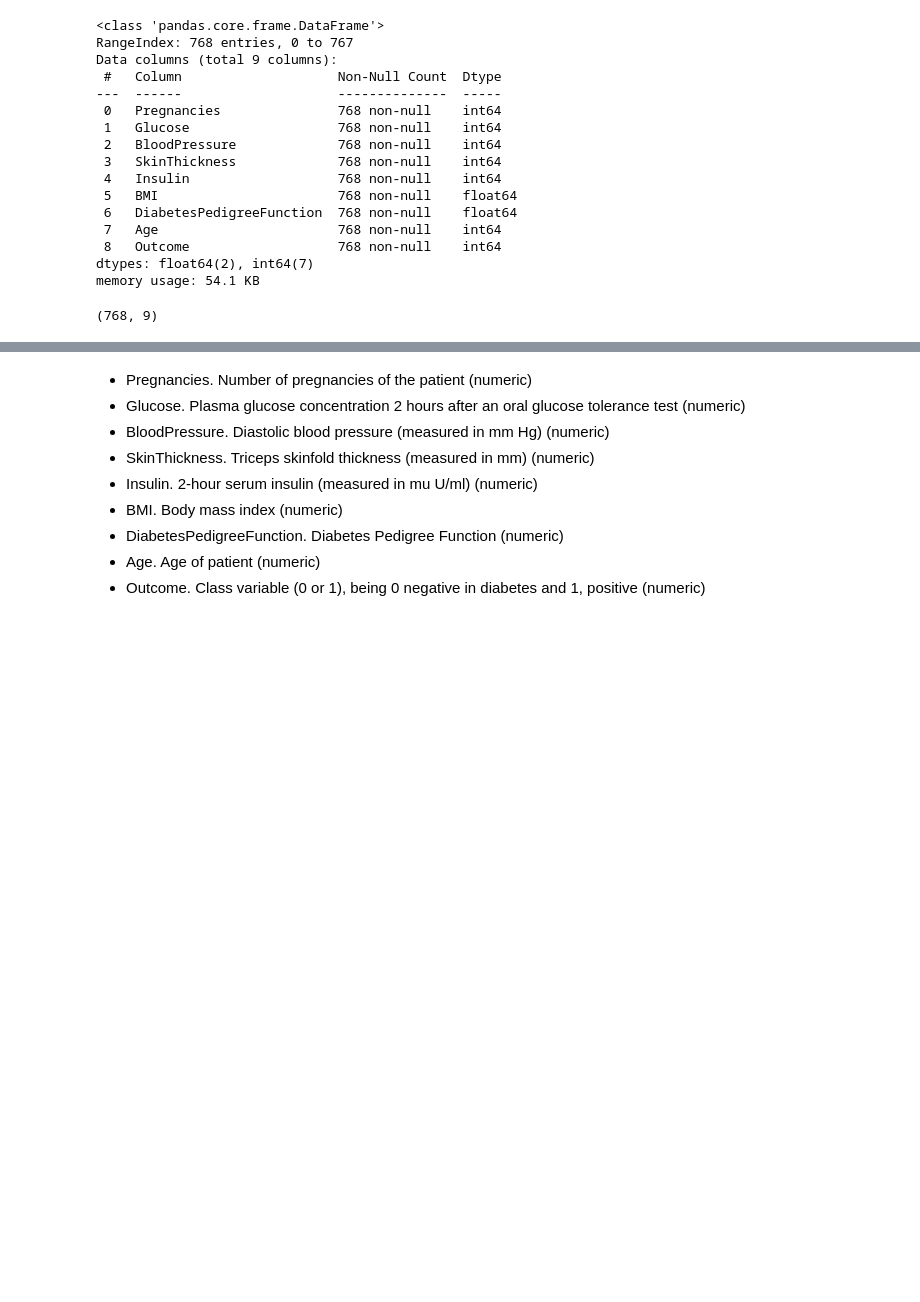
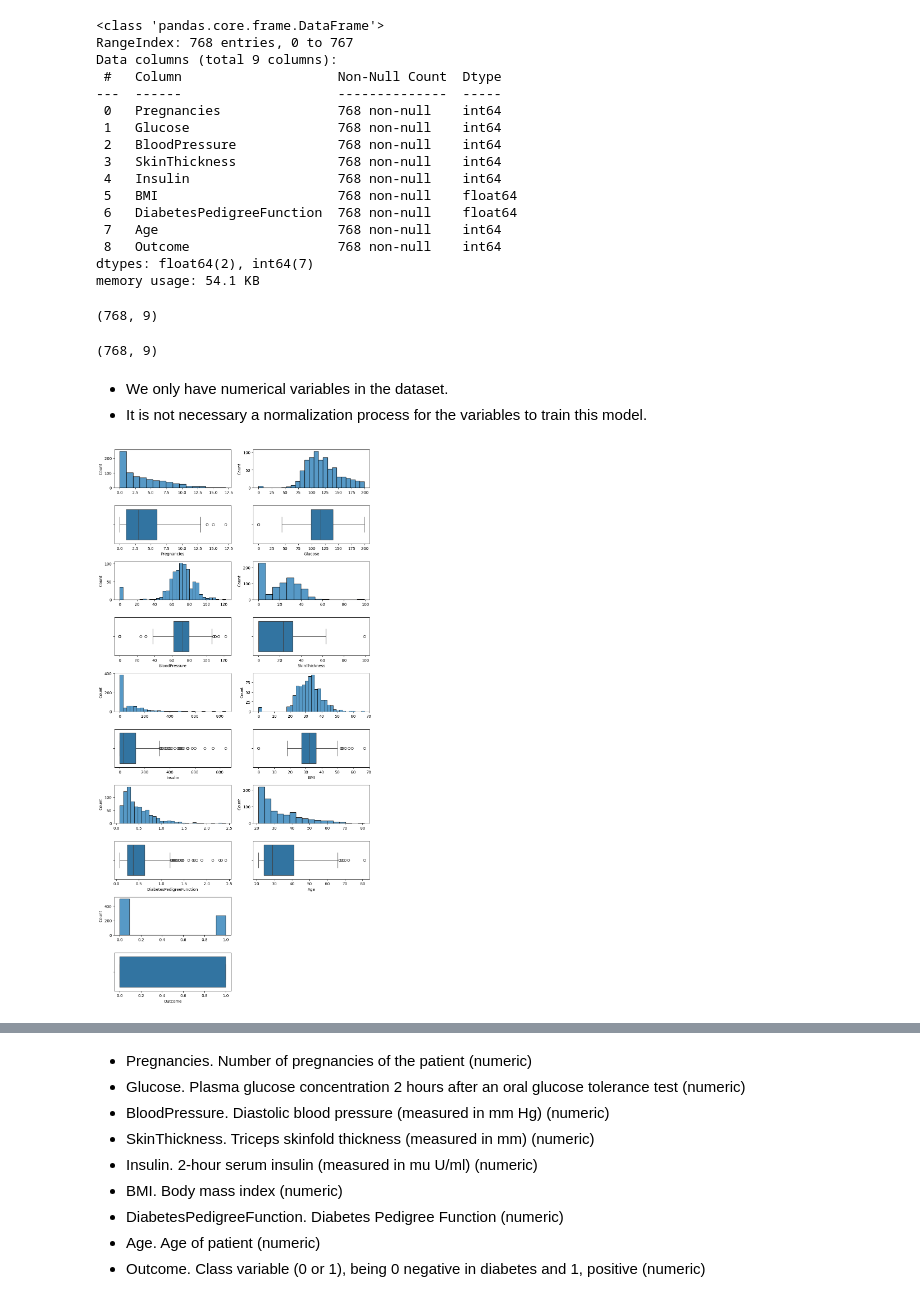
Before and after one commit to 4GeeksAcademy/machine-learning-decision-tree-Juli-MM, a Jupyter notebook: src/explore.ipynb, the cells around one changed output, grey strips where cells are left out. Drawn from its saved outputs; the diff is of its cells as text; code cells hidden in the pictures; blank space fills up the shorter version.

```diff
--- a/src/explore.ipynb
+++ b/src/explore.ipynb
@@ -51,3 +51,46 @@ total_data.shape
 if total_data.duplicated().sum() > 0:
     total_data.drop_duplicates(inplace=True)
     total_data.reset_index(drop=True, inplace=True)
+
+total_data.shape
+# %% [output]
+(768, 9)
+# %% [markdown]
+- We only have numerical variables in the dataset.
+- It is not necessary a normalization process for the variables to train this model.
+# %%
+# Univariate Data Analysis
+# Numerical Univariate Analysis:
+
+import seaborn as sns
+import matplotlib.pyplot as plt
+import numpy as np
+
+# List of column names from your dataset
+
+column_names = total_data.columns
+
+# Create the subplots with custom height ratios
+
+fig, axis = plt.subplots(10, 2 , figsize=(10, 20))
+
+# Iterate through each column and plot histograms and box plots
+
+for i, col_name in enumerate(column_names):
+    if i % 2 == 0 :
+        sns.histplot(ax = axis[i, 0], data = total_data, x = col_name).set(xlabel=None)
+        sns.boxplot(ax = axis[i + 1, 0 ], data = total_data, x = col_name)
+    else :
+        sns.histplot(ax=axis[i - 1, 1], data = total_data, x = col_name).set(xlabel=None)
+        sns.boxplot(ax=axis[i , 1 ], data = total_data, x = col_name)
+
+plt.delaxes(axis[8,1])
+plt.delaxes(axis[9,1])
+
+# Adjust the layout
+plt.tight_layout()
+
+# Show the plot
+plt.show()
+# %% [output]
+[figure, added]
```
Also changed, not shown: parts of 6 cells of this notebook.
